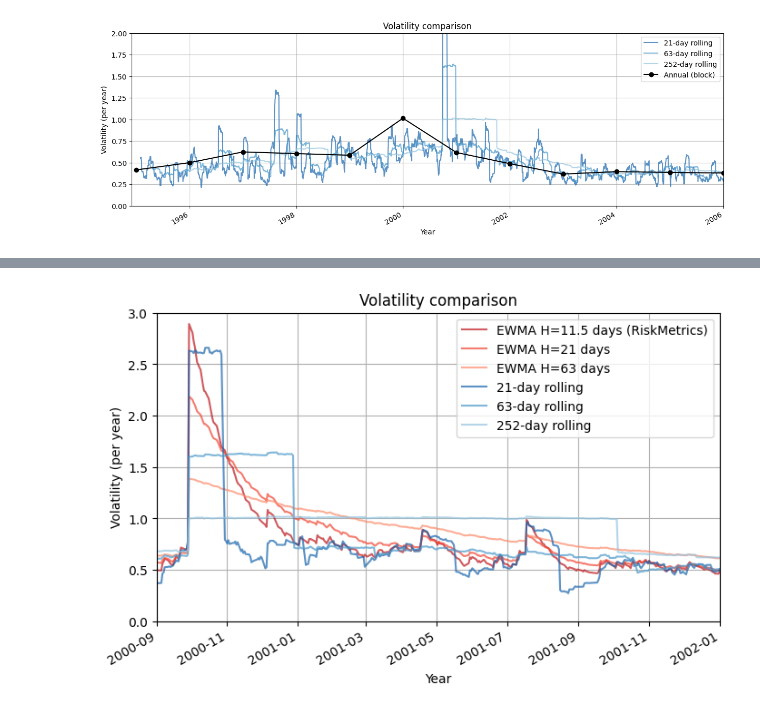
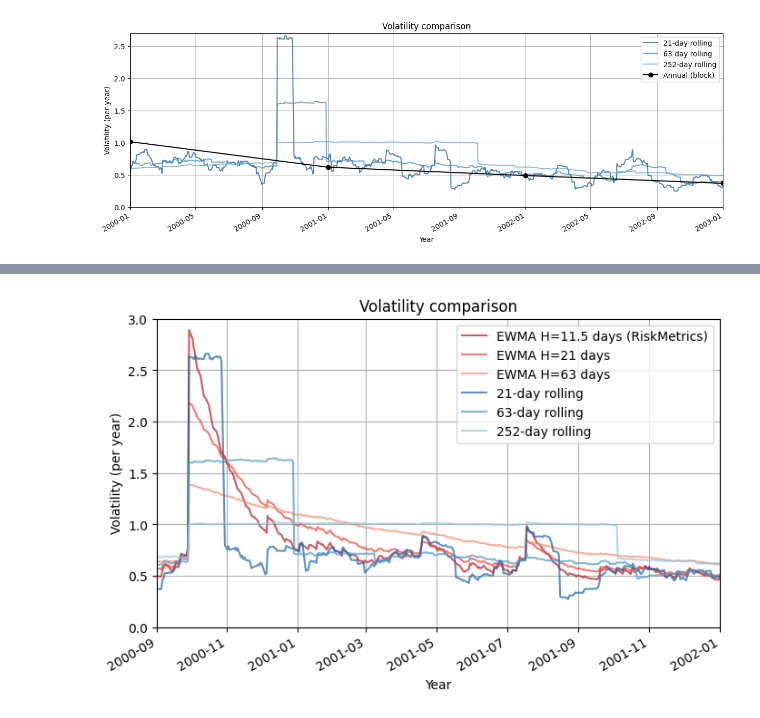
Before and after one commit to rebalkin/Quant-portfolio, a Jupyter notebook: notebooks/volatility_estimation.ipynb, the cells around one changed output, grey strips where cells are left out. Cells and saved outputs as stored; diff of their text form; code cells hidden in the pictures.

```diff
--- a/notebooks/volatility_estimation.ipynb
+++ b/notebooks/volatility_estimation.ipynb
@@ -48,24 +66,26 @@ plt.show()
 # %%
+rolling_vol_21d = rets.rolling(window=21).std() * np.sqrt(252)
+rolling_vol_63d = rets.rolling(window=63).std() * np.sqrt(252)
+rolling_vol_252d = rets.rolling(window=252).std() * np.sqrt(252)
 
-
-colors = [plt.cm.Blues(0.8),  plt.cm.Blues(0.6),plt.cm.Blues(0.4)]
+colors = [plt.cm.Blues(0.9),  plt.cm.Blues(0.7),plt.cm.Blues(0.5)]
 fig, ax = plt.subplots(figsize=(15,5))
 
 
 rolling_vol_21d["AAPL"].plot(ax=ax ,alpha=0.7,color=colors[0], label="21-day rolling")
 
 rolling_vol_63d["AAPL"].plot(ax=ax, alpha=0.7, color=colors[1],label="63-day rolling")
 
-rolling_vol_252d["AAPL"].plot(ax=ax, alpha=0.7,color=colors[2], label="252-day rolling")
+rolling_vol_252d["AAPL"].plot(ax=ax, alpha=0.8,color=colors[2], label="252-day rolling")
 
 annual_vol["AAPL"].plot(ax=ax, marker="o", color='black',label="Annual (block)")
-plt.ylim(0,2)
-plt.xlim("12-1994","2006")
+plt.ylim(0,2.7)
+plt.xlim("2000","2003")
 ax.set_title("Volatility comparison")
 ax.set_ylabel("Volatility (per year)")
 ax.set_xlabel("Year")
 ax.legend()
 ax.grid(True)
 plt.show()
 # %% [output]
-[figure, old version]
+[figure, new version]
```
Also changed, not shown: parts of 15 cells of this notebook.
